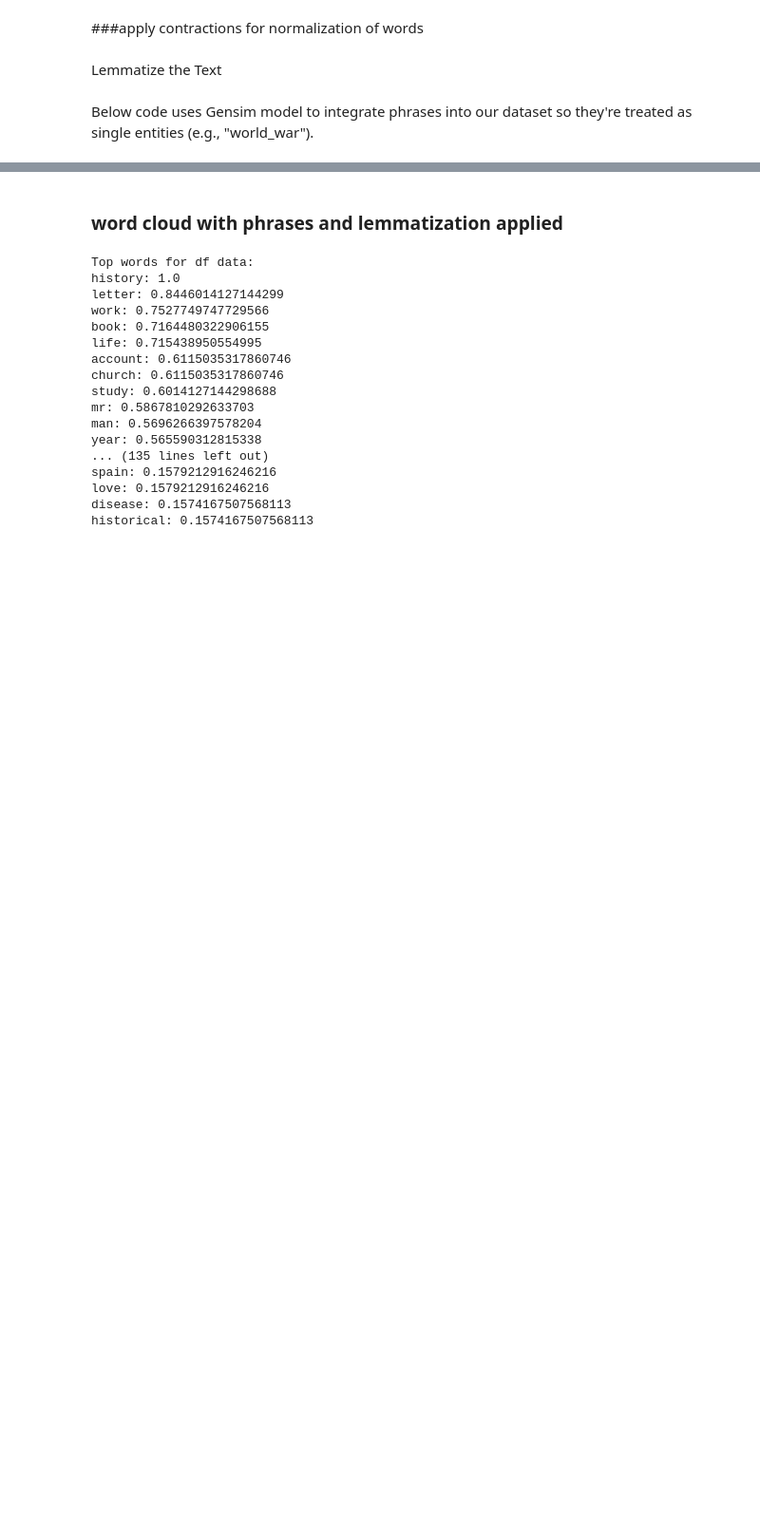
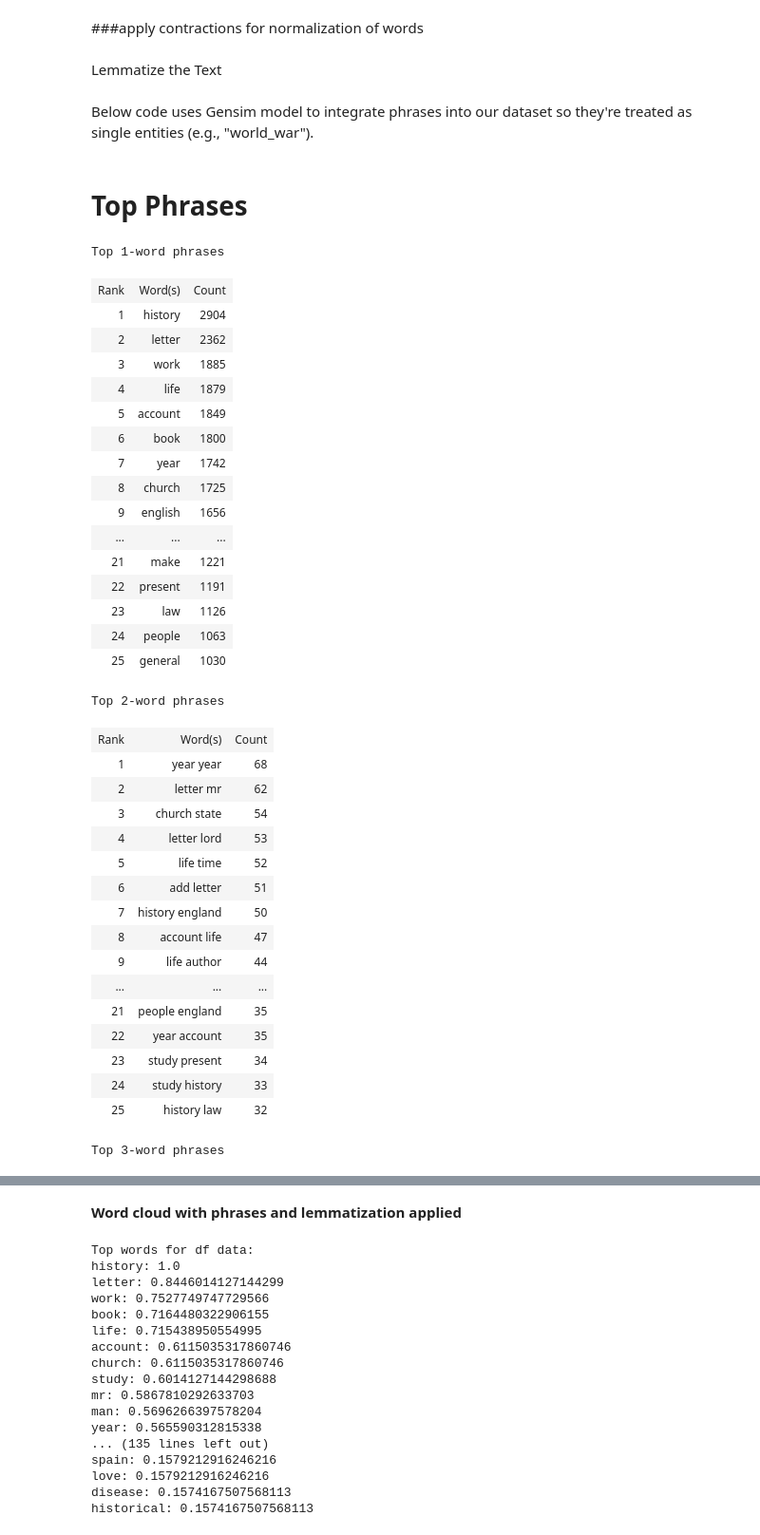
Before and after one commit to Amoldwalunj/Jeanet_data_analysis, a Jupyter notebook: Data_analysis_Jeanet.ipynb, the cells around one changed output, grey strips where cells are left out. Shown at 95% size. Cells and saved outputs as stored; diff of their text form; code cells hidden in the pictures; blank space fills up the shorter version.

```diff
--- a/Data_analysis_Jeanet.ipynb
+++ b/Data_analysis_Jeanet.ipynb
@@ -481,3 +481,5 @@ sentences_with_trigrams = [trigram_model[bigram[sentence]] for sentence in sente
 # Now, sentences_with_trigrams contains sentences with phrases detected and merged.
 # To put these back into your DataFrame:
 df['titles_with_phrases'] = [' '.join(sentence) for sentence in sentences_with_trigrams]
+# %% [markdown]
+# **Top Phrases**
@@ -483,0 +489,72 @@ df['titles_with_phrases'] = [' '.join(sentence) for sentence in sentences_with_t
+# %%
+import numpy as np
+from IPython.display import display, HTML
+from sklearn.feature_extraction.text import CountVectorizer, TfidfTransformer
+from sklearn.naive_bayes import MultinomialNB
+from sklearn.pipeline import make_pipeline
+from nltk.corpus import stopwords
+
+# Define stop words
+stopwords_list = list(combined_stopwords)
+
+html = ""
+
+for num_words in range(1, 4):
+
+    # Set up the necessary transformers and the classifier
+    vectoriser = CountVectorizer(lowercase=True, stop_words=stopwords_list, min_df=5, max_features=1000,
+                                 token_pattern=r'(?u)\b[a-zA-Z][a-zA-Z]+\b', ngram_range=(num_words,num_words))
+    transformer = TfidfTransformer()
+
+    # Fit the vectorizer
+    X = vectoriser.fit_transform(df['titles_with_phrases'])
+    sums = X.sum(axis=0)
+
+    html += (f"<h2>Top {num_words}-word phrases</h2>\n")
+    html += "<table><tr><td>Rank</td><td>Word(s)</td><td>Count</td></tr>"
+
+    # Display top terms based on their frequency
+    top_term_indices = np.argsort(-sums).tolist()[0][:25]
+    for ctr, idx in enumerate(top_term_indices):
+        term = list(vectoriser.vocabulary_.keys())[list(vectoriser.vocabulary_.values()).index(idx)]
+        html += (f"<tr><td>{ctr+1}</td><td>{term}</td><td>{sums[0,idx]}</td><tr>")
+
+    html += "</tr></table>"
+
+display(HTML(html))
+# %% [output]
+Top 1-word phrases
+| Rank | Word(s) | Count |
+| 1 | history | 2904 |
+| 2 | letter | 2362 |
+| 3 | work | 1885 |
+| 4 | life | 1879 |
+| 5 | account | 1849 |
+| 6 | book | 1800 |
+| 7 | year | 1742 |
+| 8 | church | 1725 |
+| 9 | english | 1656 |
+| ... | ... | ... |
+| 21 | make | 1221 |
+| 22 | present | 1191 |
+| 23 | law | 1126 |
+| 24 | people | 1063 |
+| 25 | general | 1030 |
+Top 2-word phrases
+| Rank | Word(s) | Count |
+| 1 | year year | 68 |
+| 2 | letter mr | 62 |
+| 3 | church state | 54 |
+| 4 | letter lord | 53 |
+| 5 | life time | 52 |
+| 6 | add letter | 51 |
+| 7 | history england | 50 |
+| 8 | account life | 47 |
+| 9 | life author | 44 |
+| ... | ... | ... |
+| 21 | people england | 35 |
+| 22 | year account | 35 |
+| 23 | study present | 34 |
+| 24 | study history | 33 |
+| 25 | history law | 32 |
+Top 3-word phrases
@@ -484,5 +577,5 @@ df['titles_with_phrases'] = [' '.join(sentence) for sentence in sentences_with_t
 # %% [markdown]
-### word cloud with phrases and lemmatization applied
+**Word cloud with phrases and lemmatization applied**
 # %%
 # Lemmatized text from df data
 lemmatized_text = ' '.join(df['titles_with_phrases'])
```
Also changed, not shown: parts of 2 cells of this notebook.
